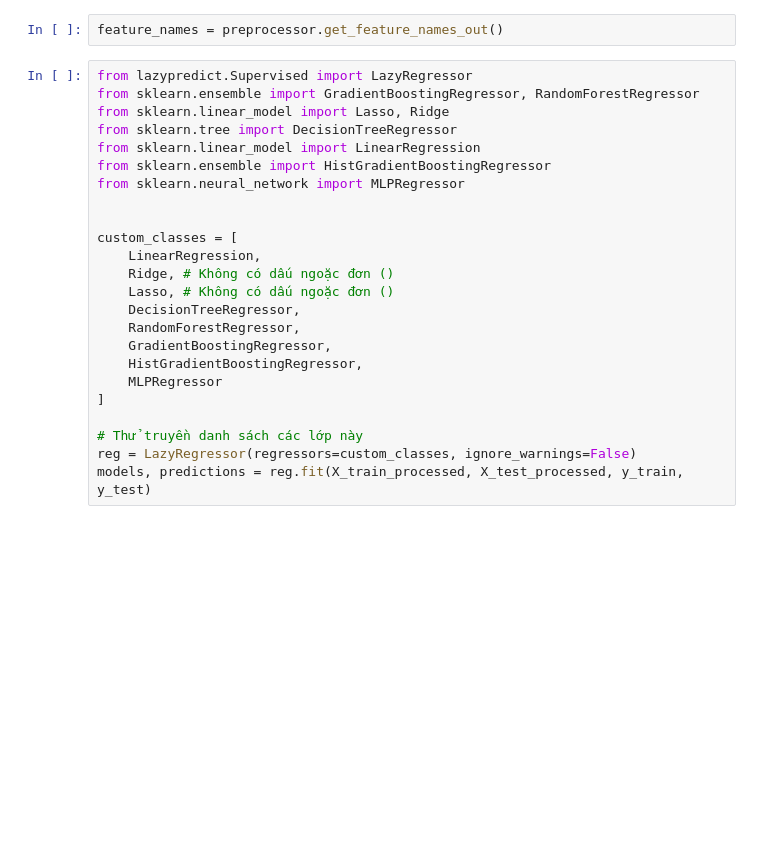
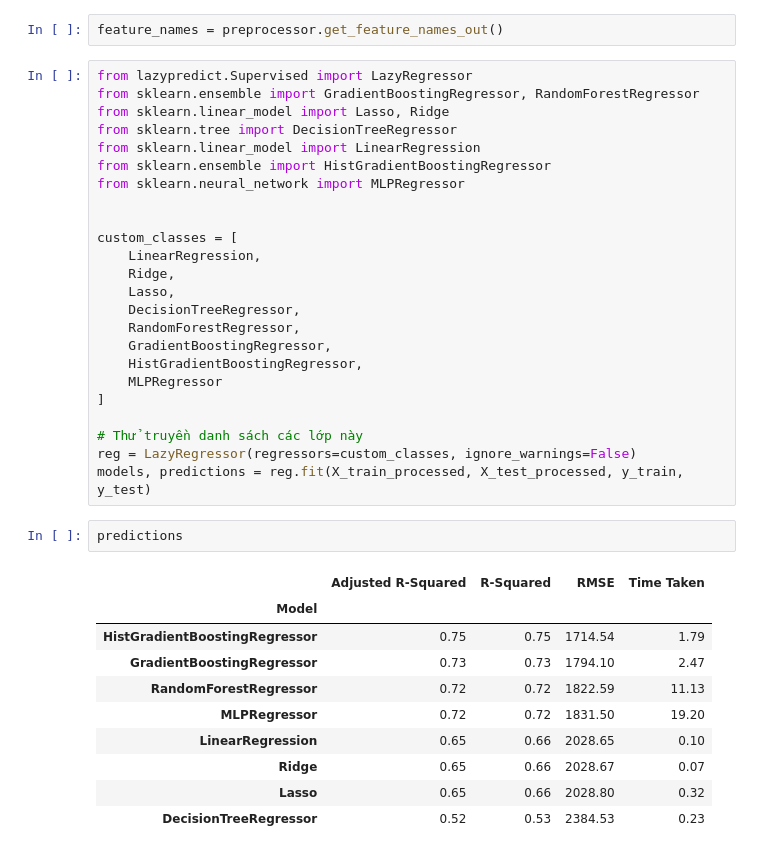
Before and after one commit to MonkeyNerdCoding/Vietnam-House-Price-Prediction, a Jupyter notebook: House_pricing_HCM.ipynb, the cells around one changed output. Saved outputs shown, nothing was run; the diff lists cells and outputs as text; blank space fills up the shorter version.

```diff
--- a/House_pricing_HCM.ipynb
+++ b/House_pricing_HCM.ipynb
@@ -458,8 +486,8 @@ from sklearn.neural_network import MLPRegressor
 
 custom_classes = [
     LinearRegression,
-    Ridge, # Không có dấu ngoặc đơn ()
-    Lasso, # Không có dấu ngoặc đơn ()
+    Ridge,
+    Lasso,
     DecisionTreeRegressor,
     RandomForestRegressor,
     GradientBoostingRegressor,
@@ -470,6 +498,19 @@ custom_classes = [
 # Thử truyền danh sách các lớp này
 reg = LazyRegressor(regressors=custom_classes, ignore_warnings=False)
 models, predictions = reg.fit(X_train_processed, X_test_processed, y_train, y_test)
+# %%
+predictions
+# %% [output]
+|  | Adjusted R-Squared | R-Squared | RMSE | Time Taken |
+| Model |  |  |  |  |
+| HistGradientBoostingRegressor | 0.75 | 0.75 | 1714.54 | 1.79 |
+| GradientBoostingRegressor | 0.73 | 0.73 | 1794.10 | 2.47 |
+| RandomForestRegressor | 0.72 | 0.72 | 1822.59 | 11.13 |
+| MLPRegressor | 0.72 | 0.72 | 1831.50 | 19.20 |
+| LinearRegression | 0.65 | 0.66 | 2028.65 | 0.10 |
+| Ridge | 0.65 | 0.66 | 2028.67 | 0.07 |
+| Lasso | 0.65 | 0.66 | 2028.80 | 0.32 |
+| DecisionTreeRegressor | 0.52 | 0.53 | 2384.53 | 0.23 |
 # %%
 models
 # %% [output]
```
Also changed, not shown: parts of 16 cells of this notebook, 1 other file.
